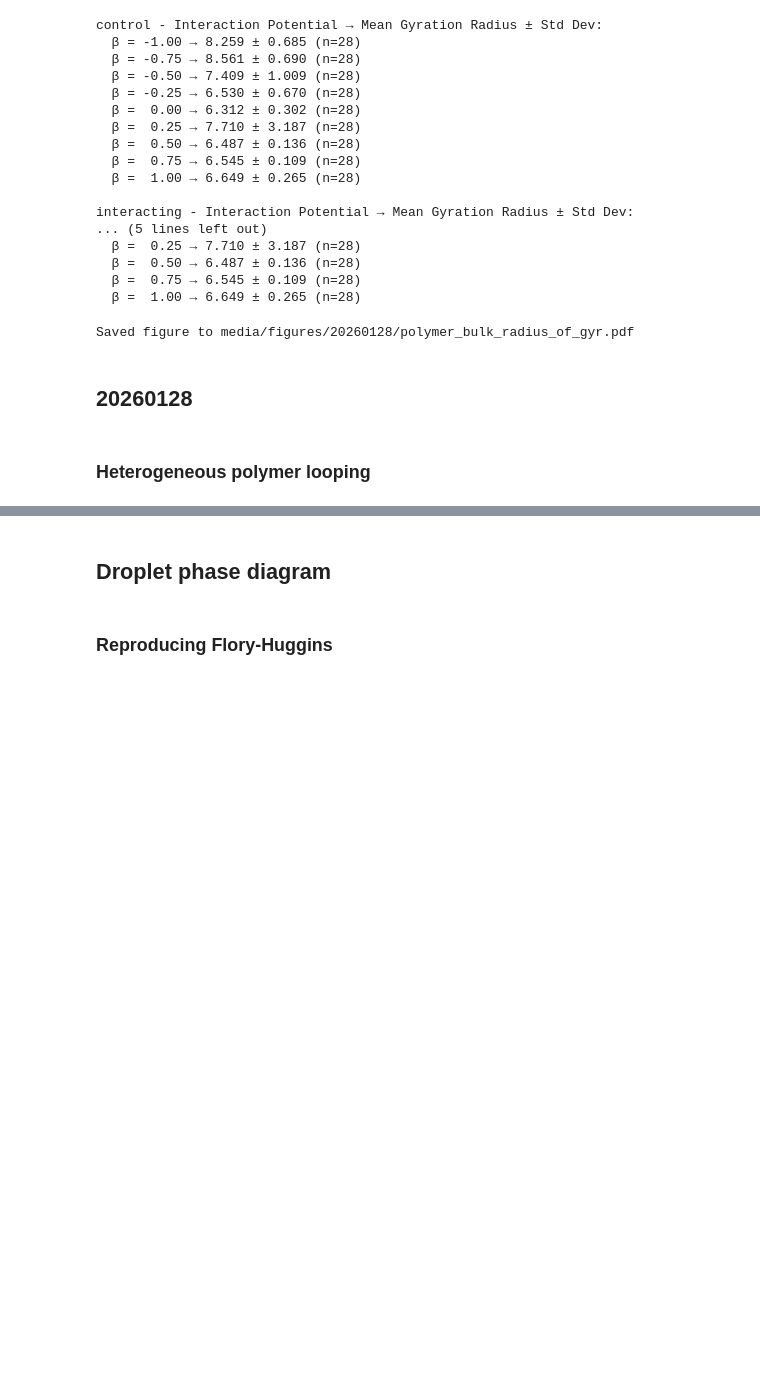
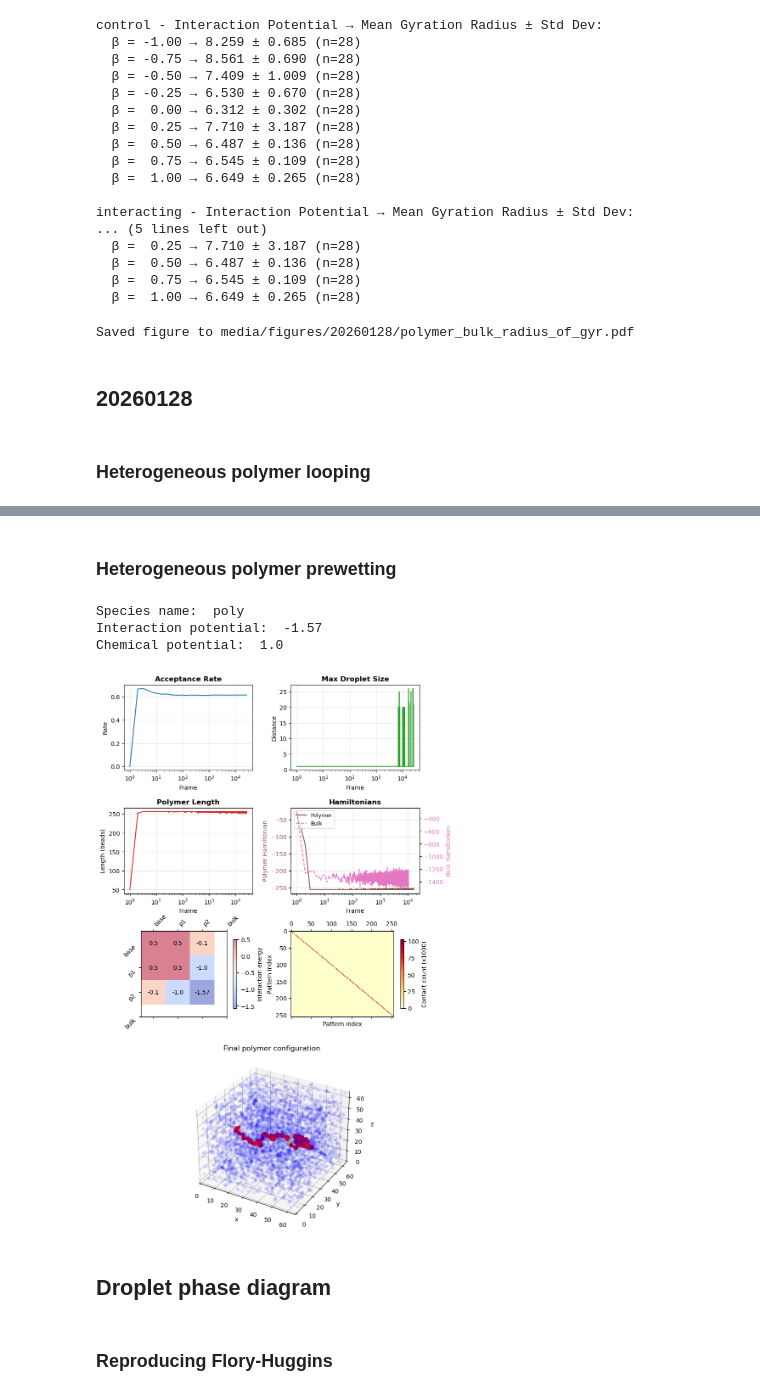
Before and after one commit to ta-rekt/Droplet, a Jupyter notebook: viz.ipynb, the cells around one changed output, grey strips where cells are left out. Saved outputs shown, nothing was run; the diff lists cells and outputs as text; code cells hidden in the pictures; blank space fills up the shorter version.

```diff
--- a/viz.ipynb
+++ b/viz.ipynb
@@ -1704,0 +1703,2 @@ Chemical potential:  1.0
+# %% [markdown]
+### Heterogeneous polymer prewetting
@@ -1705,3 +1878,16 @@ Chemical potential:  1.0
+# %%
+# Example usage:
+alpha_index = 45
+beta_index = 1
+data_dir = "data/20260129/heterogenous_polymer_prewet_64_4096"
+# data_dir = "data/20260129/heterogenous_polymer_prewet_test"
+path = data_dir+'/output_cpu{}.json'.format(alpha_index)
+fig, data = plot_simulation_dashboard(path, alpha_index, beta_index)
+# %% [output]
+Species name:  poly
+Interaction potential:  -1.57
+Chemical potential:  1.0
+[figure, added]
 # %% [markdown]
 ## Droplet phase diagram
 # %% [markdown]
```
Also changed, not shown: parts of 9 cells of this notebook, 8 other files.
